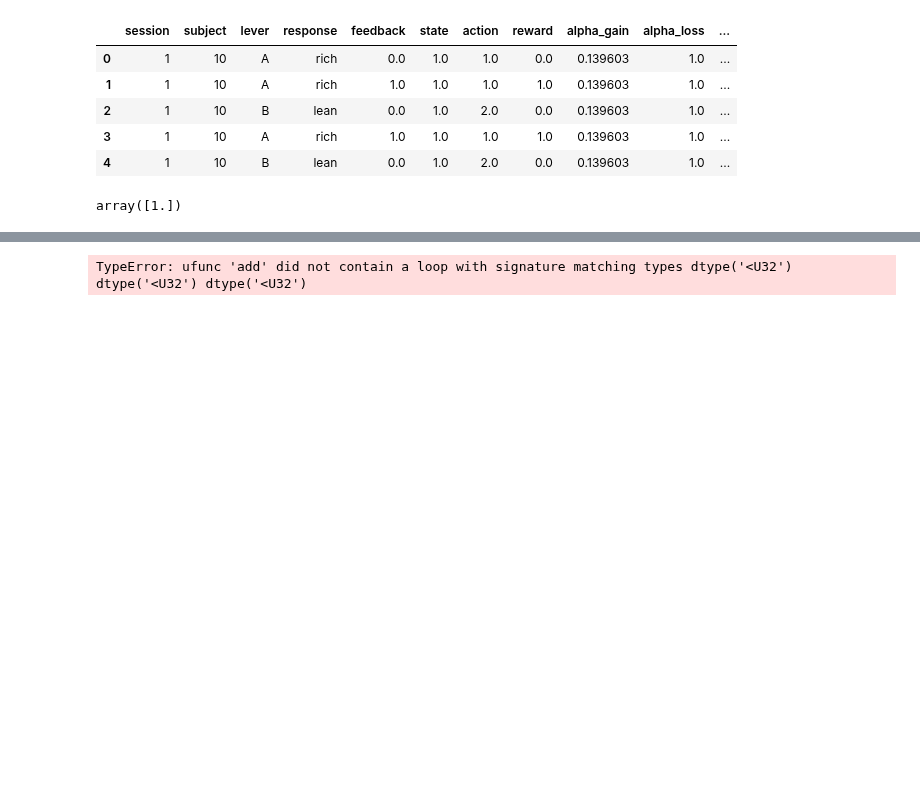
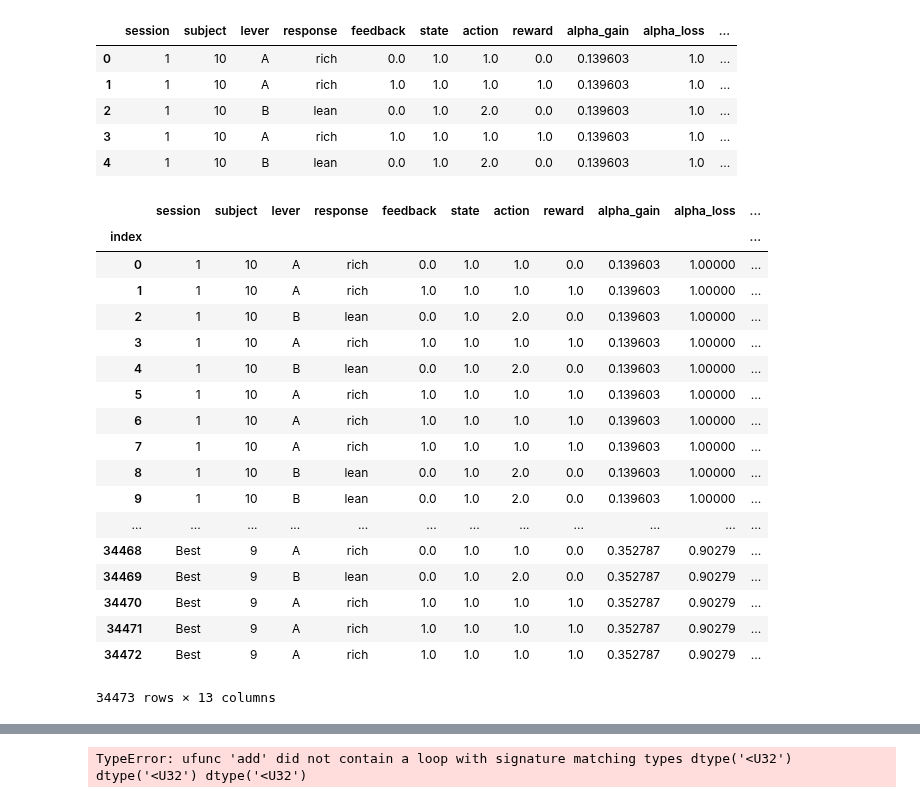
Before and after one commit to Maylibooyah69/RewardReversalPorject, a Jupyter notebook: Data_processing.ipynb, the cells around one changed output, grey strips where cells are left out. Cells and saved outputs as stored; diff of their text form; code cells hidden in the pictures; blank space fills up the shorter version.

```diff
--- a/Data_processing.ipynb
+++ b/Data_processing.ipynb
@@ -20,10 +88,29 @@ df.head()
 | 3 | 1 | 10 | A | rich | 1.0 | 1.0 | 1.0 | 1.0 | 0.139603 | 1.0 | ... |
 | 4 | 1 | 10 | B | lean | 0.0 | 1.0 | 2.0 | 0.0 | 0.139603 | 1.0 | ... |
 # %%
-# check state
+# check state P
 df['state'].unique()
+df
 # %% [output]
+|  | session | subject | lever | response | feedback | state | action | reward | alpha_gain | alpha_loss | ... |
+| index |  |  |  |  |  |  |  |  |  |  | ... |
+| 0 | 1 | 10 | A | rich | 0.0 | 1.0 | 1.0 | 0.0 | 0.139603 | 1.00000 | ... |
+| 1 | 1 | 10 | A | rich | 1.0 | 1.0 | 1.0 | 1.0 | 0.139603 | 1.00000 | ... |
+| 2 | 1 | 10 | B | lean | 0.0 | 1.0 | 2.0 | 0.0 | 0.139603 | 1.00000 | ... |
+| 3 | 1 | 10 | A | rich | 1.0 | 1.0 | 1.0 | 1.0 | 0.139603 | 1.00000 | ... |
+| 4 | 1 | 10 | B | lean | 0.0 | 1.0 | 2.0 | 0.0 | 0.139603 | 1.00000 | ... |
+| 5 | 1 | 10 | A | rich | 1.0 | 1.0 | 1.0 | 1.0 | 0.139603 | 1.00000 | ... |
+| 6 | 1 | 10 | A | rich | 1.0 | 1.0 | 1.0 | 1.0 | 0.139603 | 1.00000 | ... |
+| 7 | 1 | 10 | A | rich | 1.0 | 1.0 | 1.0 | 1.0 | 0.139603 | 1.00000 | ... |
+| 8 | 1 | 10 | B | lean | 0.0 | 1.0 | 2.0 | 0.0 | 0.139603 | 1.00000 | ... |
+| 9 | 1 | 10 | B | lean | 0.0 | 1.0 | 2.0 | 0.0 | 0.139603 | 1.00000 | ... |
+| ... | ... | ... | ... | ... | ... | ... | ... | ... | ... | ... | ... |
+| 34468 | Best | 9 | A | rich | 0.0 | 1.0 | 1.0 | 0.0 | 0.352787 | 0.90279 | ... |
+| 34469 | Best | 9 | B | lean | 0.0 | 1.0 | 2.0 | 0.0 | 0.352787 | 0.90279 | ... |
+| 34470 | Best | 9 | A | rich | 1.0 | 1.0 | 1.0 | 1.0 | 0.352787 | 0.90279 | ... |
+| 34471 | Best | 9 | A | rich | 1.0 | 1.0 | 1.0 | 1.0 | 0.352787 | 0.90279 | ... |
+| 34472 | Best | 9 | A | rich | 1.0 | 1.0 | 1.0 | 1.0 | 0.352787 | 0.90279 | ... |
-array([1.])
+34473 rows × 13 columns
 # %%
 # divide df into 5 dfs according to session
 # '1,11,16,6,Best'
```
Also changed, not shown: parts of 20 cells of this notebook, 4 other files.
